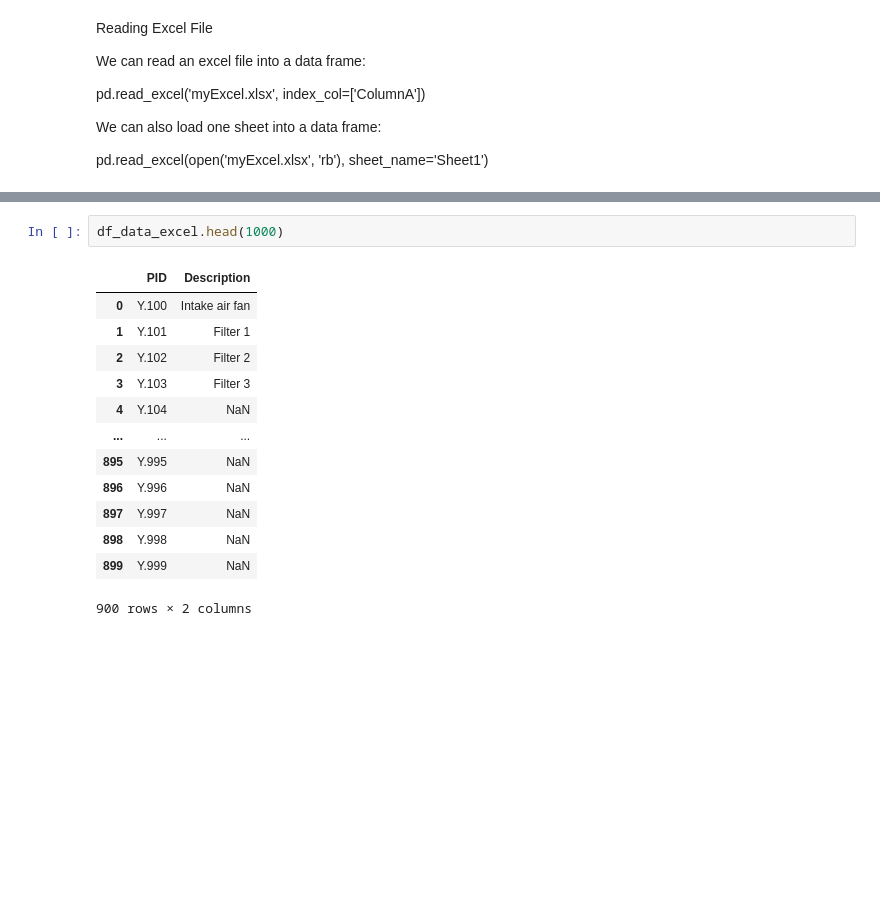
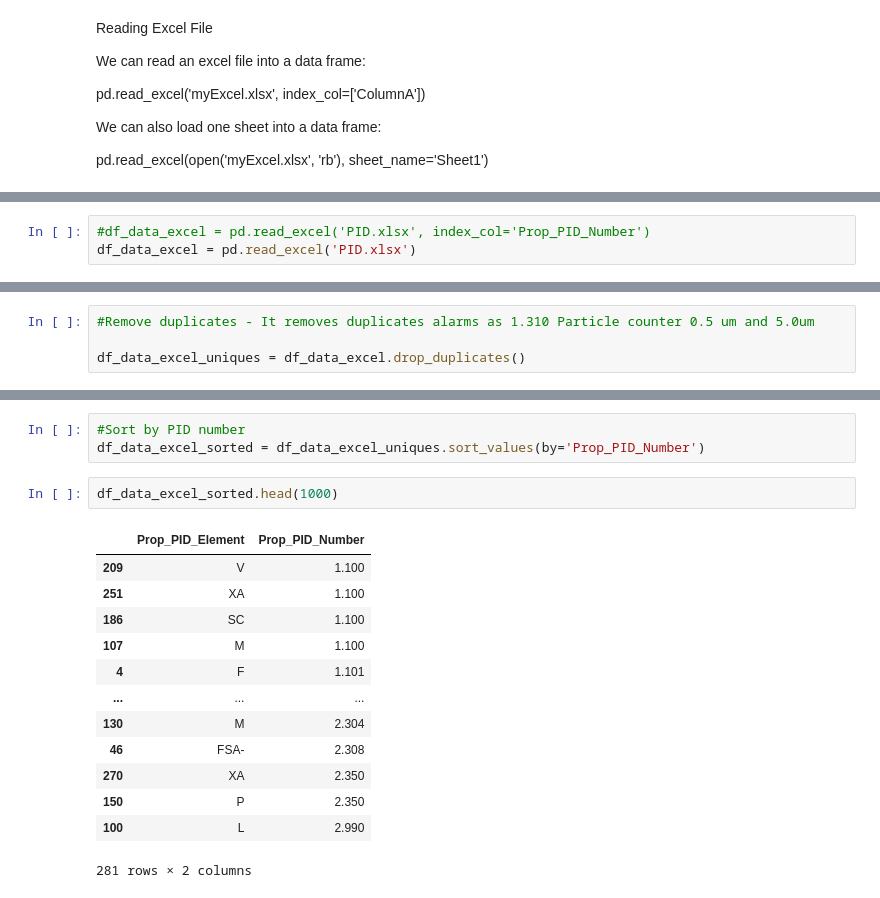
Before and after one commit to emartinskan/epic, a Jupyter notebook: epic.ipynb, the cells around one changed output, grey strips where cells are left out. Drawn from its saved outputs; the diff is of its cells as text; blank space fills up the shorter version.

```diff
--- a/epic.ipynb
+++ b/epic.ipynb
@@ -177,0 +124,3 @@ df_data_excel = pd.read_excel('TND.xlsx')
+# %%
+#df_data_excel = pd.read_excel('PID.xlsx', index_col='Prop_PID_Number')
+df_data_excel = pd.read_excel('PID.xlsx')
@@ -177,0 +136,4 @@ df_data_excel = pd.read_excel('TND.xlsx')
+# %%
+#Remove duplicates - It removes duplicates alarms as 1.310 Particle counter 0.5 um and 5.0um
+
+df_data_excel_uniques = df_data_excel.drop_duplicates()
@@ -178,16 +174,19 @@ df_data_excel = pd.read_excel('TND.xlsx')
+# %%
+#Sort by PID number
+df_data_excel_sorted = df_data_excel_uniques.sort_values(by='Prop_PID_Number')
 # %%
-df_data_excel.head(1000)
+df_data_excel_sorted.head(1000)
 # %% [output]
-|  | PID | Description |
-| 0 | Y.100 | Intake air fan |
-| 1 | Y.101 | Filter 1 |
-| 2 | Y.102 | Filter 2 |
-| 3 | Y.103 | Filter 3 |
-| 4 | Y.104 | NaN |
+|  | Prop_PID_Element | Prop_PID_Number |
+| 209 | V | 1.100 |
+| 251 | XA | 1.100 |
+| 186 | SC | 1.100 |
+| 107 | M | 1.100 |
+| 4 | F | 1.101 |
 | ... | ... | ... |
-| 895 | Y.995 | NaN |
-| 896 | Y.996 | NaN |
-| 897 | Y.997 | NaN |
-| 898 | Y.998 | NaN |
-| 899 | Y.999 | NaN |
+| 130 | M | 2.304 |
+| 46 | FSA- | 2.308 |
+| 270 | XA | 2.350 |
+| 150 | P | 2.350 |
+| 100 | L | 2.990 |
-900 rows × 2 columns
+281 rows × 2 columns
```
Also changed, not shown: parts of 21 cells of this notebook, 1 other file.
